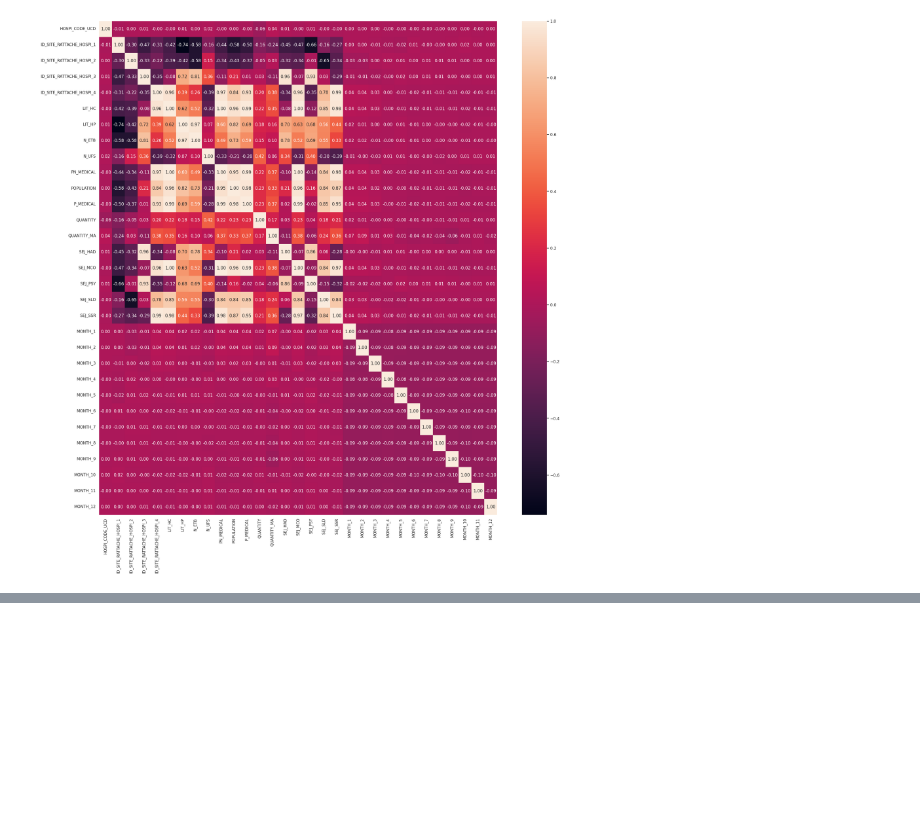
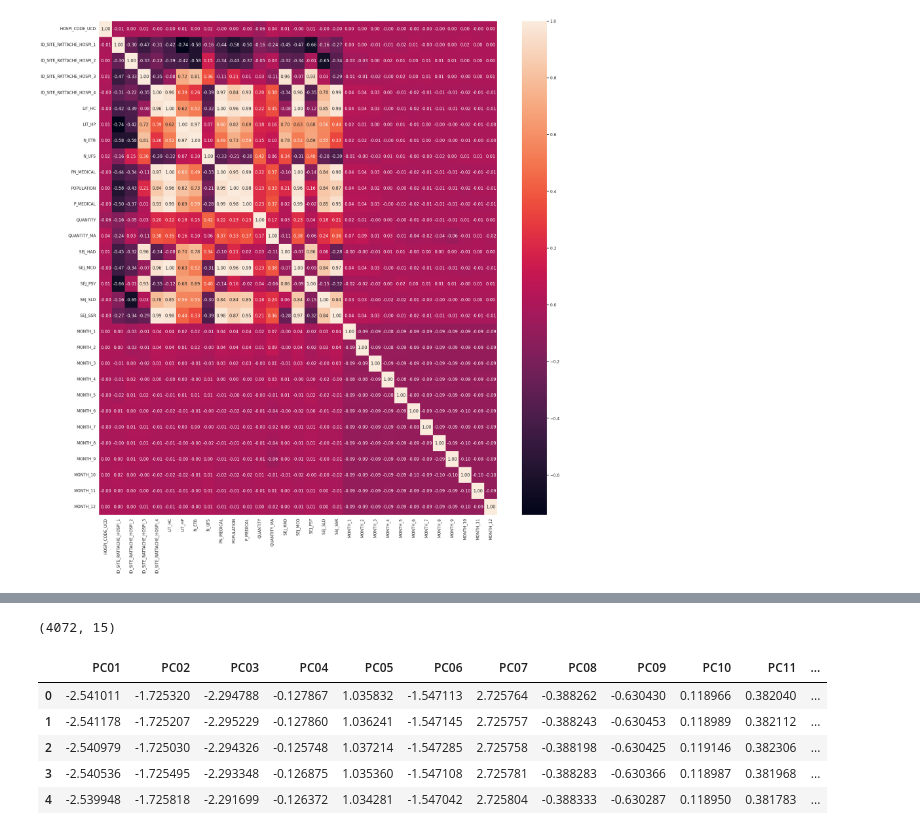
Before and after one commit to douglasmmachado/MedicineConsumption, a Jupyter notebook: notebooks/causal_method/unified_approach/3_Feature_Manipulation_and_Comprehension.ipynb, the cells around one changed output, grey strips where cells are left out. Drawn from its saved outputs; the diff is of its cells as text; code cells hidden in the pictures; blank space fills up the shorter version.

```diff
--- a/notebooks/causal_method/unified_approach/3_Feature_Manipulation_and_Comprehension.ipynb
+++ b/notebooks/causal_method/unified_approach/3_Feature_Manipulation_and_Comprehension.ipynb
@@ -125,0 +138,17 @@ sns.heatmap(corr, annot=True, fmt='.2f')
+# %%
+from sklearn.decomposition import PCA
+from sklearn.preprocessing import StandardScaler
+
+
+X_scaled = StandardScaler().fit_transform(df_encoded.drop('HOSPI_CODE_UCD',axis=1).values)
+
+pca_30 = PCA(n_components = X_scaled.shape[1], random_state = 42)
+pca_30.fit(X_scaled)
+X_pca_30 = pca_30.transform(X_scaled)
+
+'''
+  We can notice here that the first 6 components keep 99% of the variability
+  in the dataset while reducing 12 features in the dataset.
+'''
+
+cumsum_X = np.cumsum(pca_30.explained_variance_ratio_)
@@ -126,2 +169,34 @@ sns.heatmap(corr, annot=True, fmt='.2f')
+# %%
+'''
+  pca_95.get_params(deep=True)
+  {'copy': True,
+  'iterated_power': 'auto',
+  'n_components': 0.95,
+  'n_oversamples': 10,
+  'power_iteration_normalizer': 'auto',
+  'random_state': 42,
+  'svd_solver': 'auto',
+  'tol': 0.0,
+  'whiten': False}
+
+'''
+pca_95 = PCA(n_components = 0.95, random_state = 42)
+X_pca_95 = pca_95.fit_transform(X_scaled)
+X_pca_95.shape
+# %% [output]
+(4072, 15)
+# %%
+df_reduced = pd.DataFrame(X_pca_95,
+                             columns = ['PC01','PC02','PC03','PC04','PC05',
+                                        'PC06','PC07','PC08','PC09','PC10',
+                                        'PC11','PC12','PC13','PC14','PC15',])
+df_reduced.head()
+# %% [output]
+|  | PC01 | PC02 | PC03 | PC04 | PC05 | PC06 | PC07 | PC08 | PC09 | PC10 | PC11 | ... |
+| 0 | -2.541011 | -1.725320 | -2.294788 | -0.127867 | 1.035832 | -1.547113 | 2.725764 | -0.388262 | -0.630430 | 0.118966 | 0.382040 | ... |
+| 1 | -2.541178 | -1.725207 | -2.295229 | -0.127860 | 1.036241 | -1.547145 | 2.725757 | -0.388243 | -0.630453 | 0.118989 | 0.382112 | ... |
+| 2 | -2.540979 | -1.725030 | -2.294326 | -0.125748 | 1.037214 | -1.547285 | 2.725758 | -0.388198 | -0.630425 | 0.119146 | 0.382306 | ... |
+| 3 | -2.540536 | -1.725495 | -2.293348 | -0.126875 | 1.035360 | -1.547108 | 2.725781 | -0.388283 | -0.630366 | 0.118987 | 0.381968 | ... |
+| 4 | -2.539948 | -1.725818 | -2.291699 | -0.126372 | 1.034281 | -1.547042 | 2.725804 | -0.388333 | -0.630287 | 0.118950 | 0.381783 | ... |
 # %%
 df_encoded.to_csv('df_ma.csv', index=False)
```
Also changed, not shown: parts of 4 cells of this notebook.
